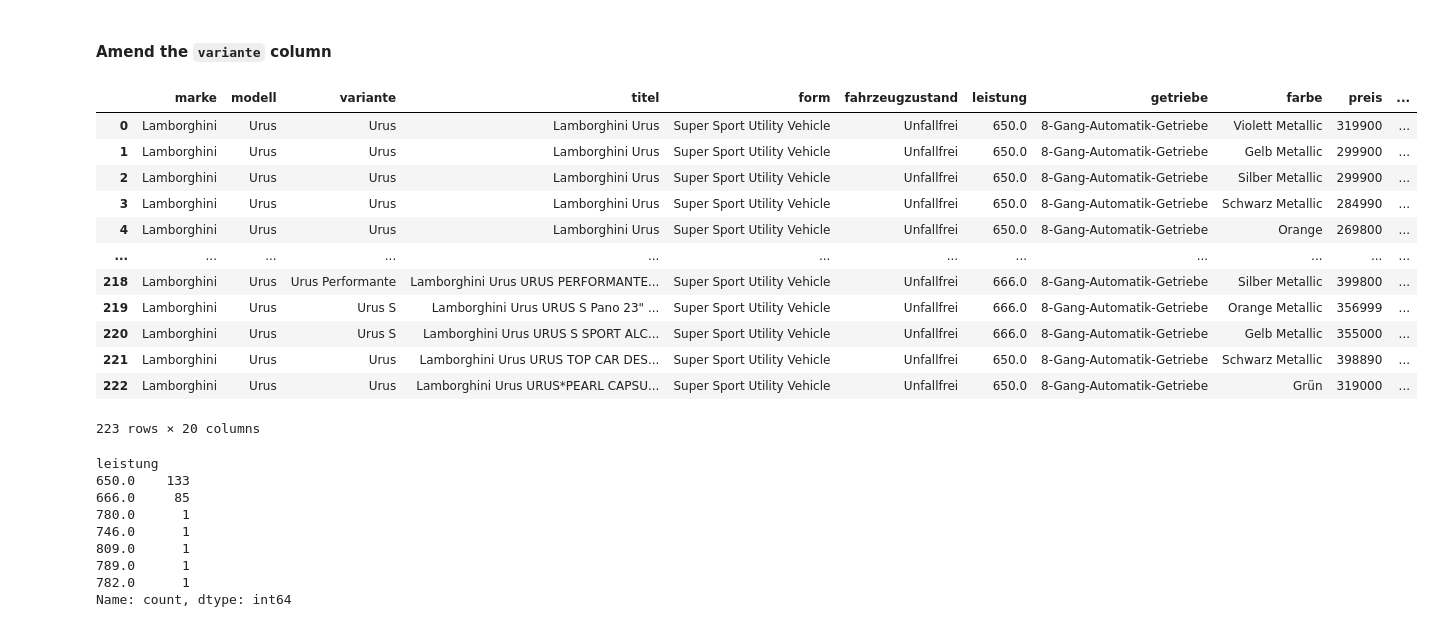
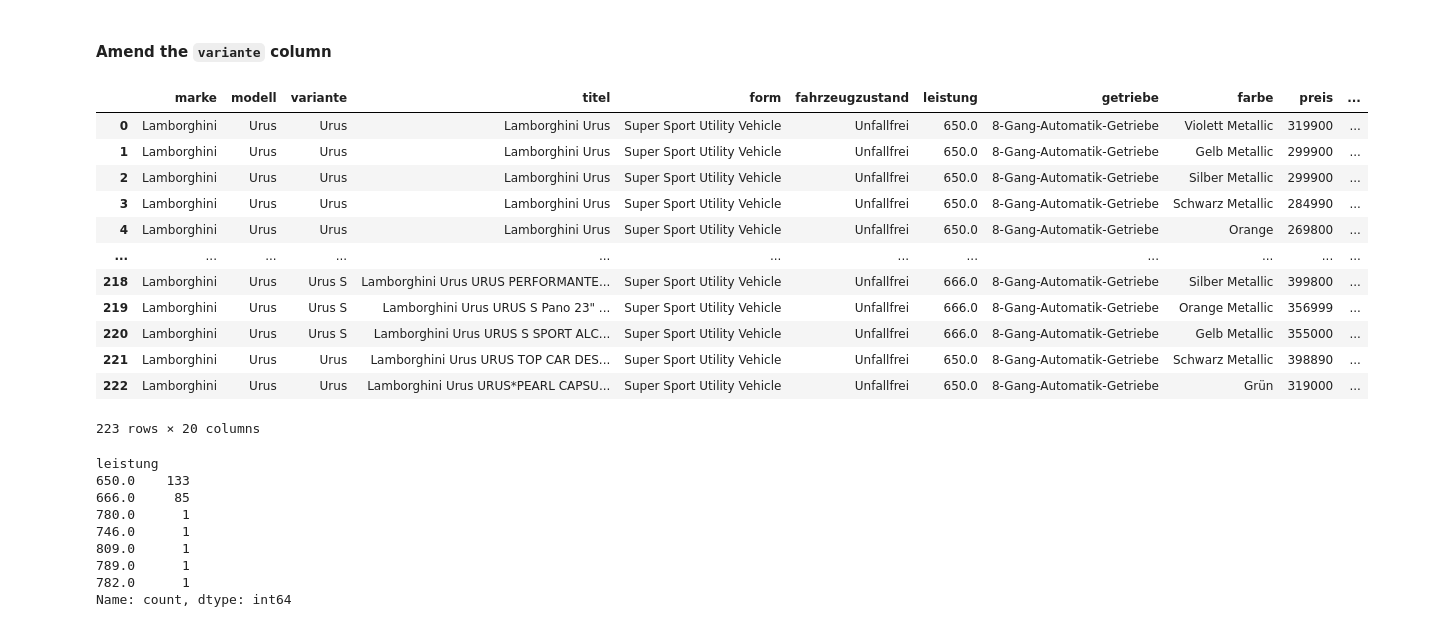
Before and after one commit to omar-elmaria/mobile_de_scraper, a Jupyter notebook: testing_notebook.ipynb, the cells around one changed output. Drawn from its saved outputs; the diff is of its cells as text; code cells hidden in the pictures.

```diff
--- a/testing_notebook.ipynb
+++ b/testing_notebook.ipynb
@@ -509,7 +509,7 @@ df_clean_2
 df_clean_3 = df_clean_2.copy()
 
 def amend_fahrzeugzustand_col_lamborghini_urus(x):
-    if x == "" or x is None:
+    if x == "" or x is None or pd.isnull(x):
         return "Unfallfrei"
     elif x.lower().find("unfallfrei") != -1:
         return "Unfallfrei"
@@ -546,7 +546,7 @@ Name: count, dtype: int64
 # Spalte K = kilometer = Wenn (Leere) abgebildet wird, dann auf „1“ ändern. (Info: Sind oftmals Neuwagen und haben Werkskilometer)
 df_clean_4 = df_clean_3.copy()
 def amend_kilometer_col_lamborghini_urus(x):
-    if x == "" or x is None:
+    if x == "" or x is None or pd.isnull(x):
         return 1
     else:
         return x
@@ -572,7 +572,7 @@ df_clean_4
 # Spalte K = kilometer = Wenn (Leere) abgebildet wird, dann auf „1“ ändern. (Info: Sind oftmals Neuwagen und haben Werkskilometer)
 df_clean_5 = df_clean_4.copy()
 def amend_getriebe_col_stg_1_lamborghini_urus(x):
-    if x == "" or x is None:
+    if x == "" or x is None or pd.isnull(x):
         return "8-Gang-Automatik-Getriebe"
     elif x.lower().find("automatik") != -1 or x.lower().find("halbautomatik") != -1 or x.lower().find("schaltgetriebe") != -1:
         return "8-Gang-Automatik-Getriebe"
@@ -608,13 +608,19 @@ Name: count, dtype: int64
 # Spalte D -> A = titel = Wenn entweder im titel „Mansory“oder fahrzeugbeschreibung Mansory steht, dann ändere marke (Spalte A) auf “Lamborghini/Mansory“.
 # Spalte D -> A = titel = Wenn entweder im titel „Novitec“oder fahrzeugbeschreibung Novitec steht, dann ändere marke (Spalte A) auf “Lamborghini/Novitec“.
 # Spalte D -> A = titel = Wenn entweder im titel „Keyvany“oder fahrzeugbeschreibung Keyvany steht, dann ändere marke (Spalte A) auf “Lamborghini/Keycany
-# Spalte D -> A = titel = Wenn entweder im titel „Abt“oder fahrzeugbeschreibung Abt steht, dann ändere marke (Spalte A) auf “Lamborghini/Abt“.
+# Spalte D -> A = titel = Wenn im titel „Abt“ steht, dann ändere marke (Spalte A) auf “Lamborghini/Abt“.
 df_clean_6 = df_clean_5.copy()
 def amend_marke_col_lamborghini_urus(x, y, replacement_word):
-    if x["titel"].lower().find(y.lower()) != -1 or x["fahrzeugbeschreibung_mod"].lower().find(y.lower()) != -1:
-        return "Lamborghini | " + replacement_word
+    if y == "Abt":
+        if x["titel"].lower().find(y.lower()) != -1:
+            return "Lamborghini | " + replacement_word
+        else:
+            return x["marke"]
     else:
-        return x["marke"]
+        if x["titel"].lower().find(y.lower()) != -1 or x["fahrzeugbeschreibung_mod"].lower().find(y.lower()) != -1:
+            return "Lamborghini | " + replacement_word
+        else:
+            return x["marke"]
 
 lamborghini_urus_marke_dict = {
     "gepanzert": "Trasco",
@@ -660,46 +666,53 @@ def amend_variante_col_lamborghini_urus_stg_1(x):
     else:
         return x["variante"]
 
+def amend_variante_col_lamborghini_urus_stg_2(x):
+    if x["marke"] == "Lamborghini" and x["modell"] == "Urus" and x["variante"] == "Urus Performante":
+        return "Urus S"
+    else:
+        return x["variante"]
+
 def amend_leistung_col_lamborghini_urus_stg_1(x):
     if x["variante"] == "Urus Performante":
         return 666
     else:
         return x["leistung"]
 
-def amend_variante_col_lamborghini_urus_stg_2(x):
+def amend_variante_col_lamborghini_urus_stg_3(x):
     if x["marke"] == "Lamborghini" and x["modell"] == "Urus" and (x["variante"] == "" or x["variante"] is None) and x["leistung"] == 666:
         return "Urus S"
     else:
         return x["variante"]
 
-def amend_variante_col_lamborghini_urus_stg_3(x):
+def amend_variante_col_lamborghini_urus_stg_4(x):
     if x["marke"] == "Lamborghini" and x["modell"] == "Urus" and (x["variante"] == "" or x["variante"] is None) and (x["leistung"] == 650 or x["leistung"] == 649 or x["leistung"] == 662):
         return "Urus"
     else:
         return x["variante"]
 
 def amend_leistung_col_lamborghini_urus_stg_2(x):
     if x["variante"] == "Urus":
         return 650
     else:
         return x["leistung"]
 
 # Apply the functions
 df_clean_7["variante"] = df_clean_7.apply(lambda x: amend_variante_col_lamborghini_urus_stg_1(x), axis=1)
+df_clean_7["variante"] = df_clean_7.apply(lambda x: amend_variante_col_lamborghini_urus_stg_2(x), axis=1)
 df_clean_7["leistung"] = df_clean_7.apply(lambda x: amend_leistung_col_lamborghini_urus_stg_1(x), axis=1)
-df_clean_7["variante"] = df_clean_7.apply(lambda x: amend_variante_col_lamborghini_urus_stg_2(x), axis=1)
 df_clean_7["variante"] = df_clean_7.apply(lambda x: amend_variante_col_lamborghini_urus_stg_3(x), axis=1)
+df_clean_7["variante"] = df_clean_7.apply(lambda x: amend_variante_col_lamborghini_urus_stg_4(x), axis=1)
 df_clean_7["leistung"] = df_clean_7.apply(lambda x: amend_leistung_col_lamborghini_urus_stg_2(x), axis=1)
 df_clean_7
 # %% [output]
 |  | marke | modell | variante | titel | form | fahrzeugzustand | leistung | getriebe | farbe | preis | ... |
 | 0 | Lamborghini | Urus | Urus | Lamborghini Urus | Super Sport Utility Vehicle | Unfallfrei | 650.0 | 8-Gang-Automatik-Getriebe | Violett Metallic | 319900 | ... |
 | 1 | Lamborghini | Urus | Urus | Lamborghini Urus | Super Sport Utility Vehicle | Unfallfrei | 650.0 | 8-Gang-Automatik-Getriebe | Gelb Metallic | 299900 | ... |
 | 2 | Lamborghini | Urus | Urus | Lamborghini Urus | Super Sport Utility Vehicle | Unfallfrei | 650.0 | 8-Gang-Automatik-Getriebe | Silber Metallic | 299900 | ... |
 | 3 | Lamborghini | Urus | Urus | Lamborghini Urus | Super Sport Utility Vehicle | Unfallfrei | 650.0 | 8-Gang-Automatik-Getriebe | Schwarz Metallic | 284990 | ... |
 | 4 | Lamborghini | Urus | Urus | Lamborghini Urus | Super Sport Utility Vehicle | Unfallfrei | 650.0 | 8-Gang-Automatik-Getriebe | Orange | 269800 | ... |
 | ... | ... | ... | ... | ... | ... | ... | ... | ... | ... | ... | ... |
-| 218 | Lamborghini | Urus | Urus Performante | Lamborghini Urus URUS PERFORMANTE... | Super Sport Utility Vehicle | Unfallfrei | 666.0 | 8-Gang-Automatik-Getriebe | Silber Metallic | 399800 | ... |
+| 218 | Lamborghini | Urus | Urus S | Lamborghini Urus URUS PERFORMANTE... | Super Sport Utility Vehicle | Unfallfrei | 666.0 | 8-Gang-Automatik-Getriebe | Silber Metallic | 399800 | ... |
 | 219 | Lamborghini | Urus | Urus S | Lamborghini Urus URUS S Pano 23" ... | Super Sport Utility Vehicle | Unfallfrei | 666.0 | 8-Gang-Automatik-Getriebe | Orange Metallic | 356999 | ... |
 | 220 | Lamborghini | Urus | Urus S | Lamborghini Urus URUS S SPORT ALC... | Super Sport Utility Vehicle | Unfallfrei | 666.0 | 8-Gang-Automatik-Getriebe | Gelb Metallic | 355000 | ... |
 | 221 | Lamborghini | Urus | Urus | Lamborghini Urus URUS TOP CAR DES... | Super Sport Utility Vehicle | Unfallfrei | 650.0 | 8-Gang-Automatik-Getriebe | Schwarz Metallic | 398890 | ... |
```
Also changed, not shown: parts of 14 cells of this notebook.
